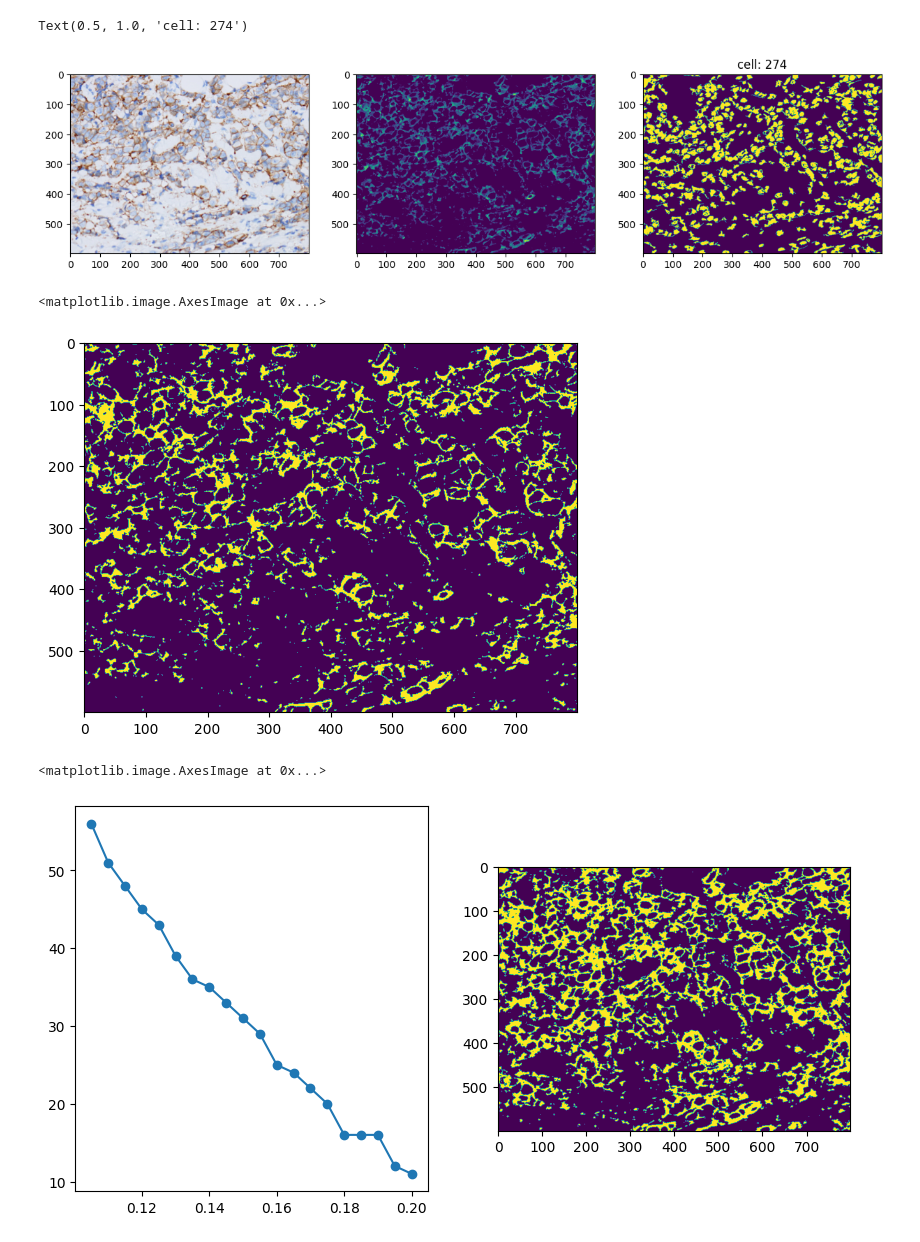
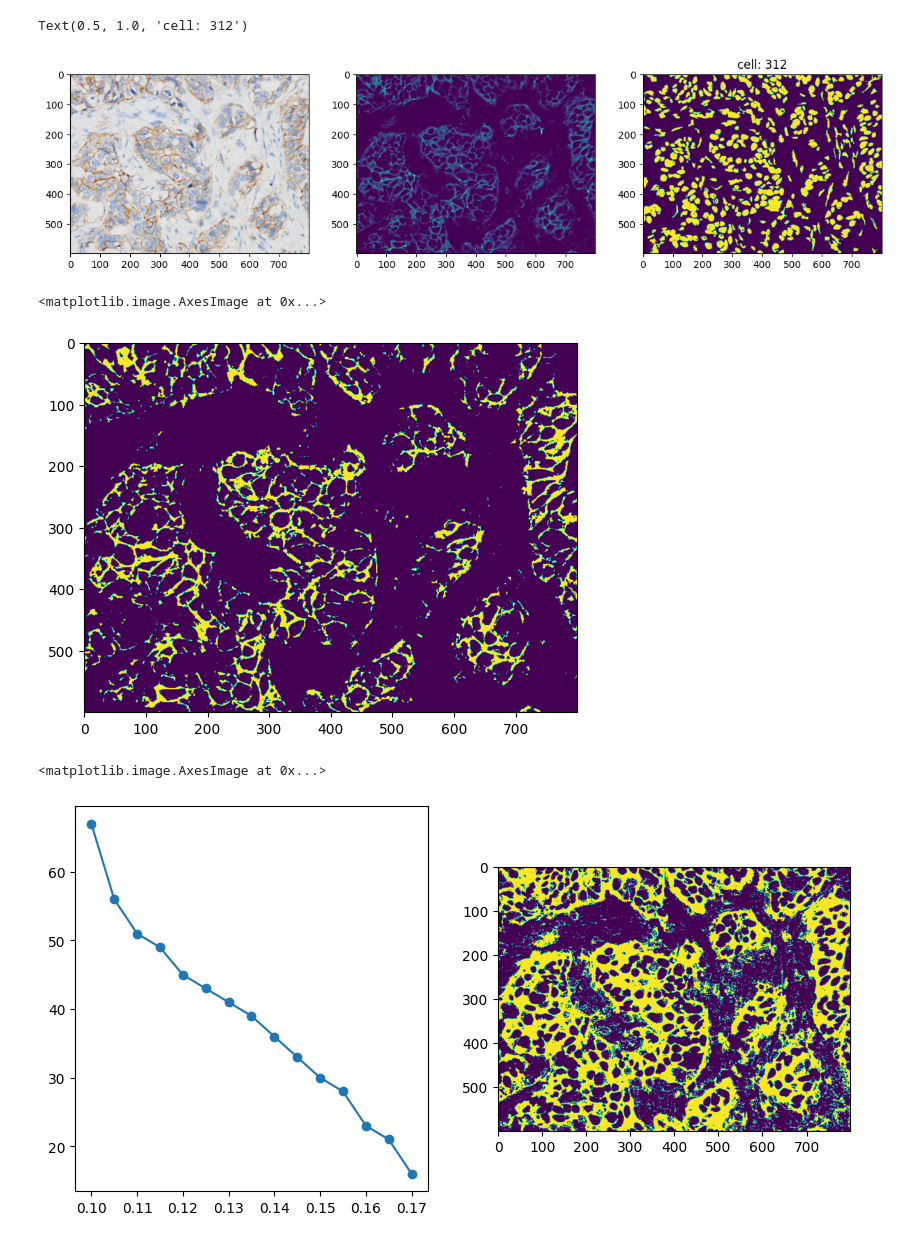
Before and after one commit to Surayuth/her2ml, a Jupyter notebook: notebooks/extract_feat_v3.ipynb, the cells around one changed output. Saved outputs shown, nothing was run; the diff lists cells and outputs as text; code cells hidden in the pictures.

```diff
--- a/notebooks/extract_feat_v3.ipynb
+++ b/notebooks/extract_feat_v3.ipynb
@@ -64,41 +64,41 @@ def count_cell(h_mask, min_area=200):
             h_count += 1
     return h_count
 # %%
-path = "/home/surayuth/her2/Data_Chula/HER2 2+ DISH+ case 05/HER2 2+DISH+05 (17).JPG"
+path = "/home/surayuth/her2/Data_Chula/HER2 2+ DISH+ case 09/17 Jul D Pos (86).JPG"
 #path = "/home/surayuth/her2/Data_Chula/HER2 2+ DISH+ case 09/17 Jul D Pos (1).JPG"
 img = read_image(path, scale=0.5)
 cont_mask, h_cont_mask = extract_mask(img)
 
 fig, (ax1, ax2, ax3) = plt.subplots(1, 3, figsize=(15, 8))
 ax1.imshow(img)
 ax2.imshow(cont_mask)
 
 prep_h_mask = h_cont_mask > 0.05 #np.round(h_cont_mask / h_cont_mask.max() * 255).astype(np.uint8)
 h, w = prep_h_mask.shape
 analysis = cv2.connectedComponentsWithStats((prep_h_mask).astype(np.uint8),
                                             4,
                                             cv2.CV_32S)
 (totalLabels, label_ids, values, centroid) = analysis
 output = np.zeros_like(label_ids)
 # Loop through each component
 h_count = 0
 for i in range(1, totalLabels):
     area = values[i, cv2.CC_STAT_AREA]
     if (area > 100) and (area < h * w / 100):
         h_count += 1
         output[label_ids == i] = 255
 
 ax3.imshow(output)
 ax3.set_title(f"cell: {h_count}")
 # %% [output]
-Text(0.5, 1.0, 'cell: 274')
+Text(0.5, 1.0, 'cell: 312')
-[figure, old version]
+[figure, new version]
 # %%
 prep_mask = np.round(cont_mask / cont_mask.max() * 255).astype(np.uint8)
 plt.imshow(prep_mask > 50)
 # %% [output]
 <matplotlib.image.AxesImage at 0x...>
-[figure, old version]
+[figure, new version]
 # %%
 # prep_mask = np.round(cont_mask / cont_mask.max() * 255).astype(np.uint8)
 # min_hole = 10
@@ -132,4 +132,4 @@ axs[0].plot(selected_ths, holes, marker="o")
 axs[1].imshow(cont_mask > 0.01)
 # %% [output]
 <matplotlib.image.AxesImage at 0x...>
-[figure, old version]
+[figure, new version]
```
Also changed, not shown: parts of 1 cell of this notebook, 6 other files.
